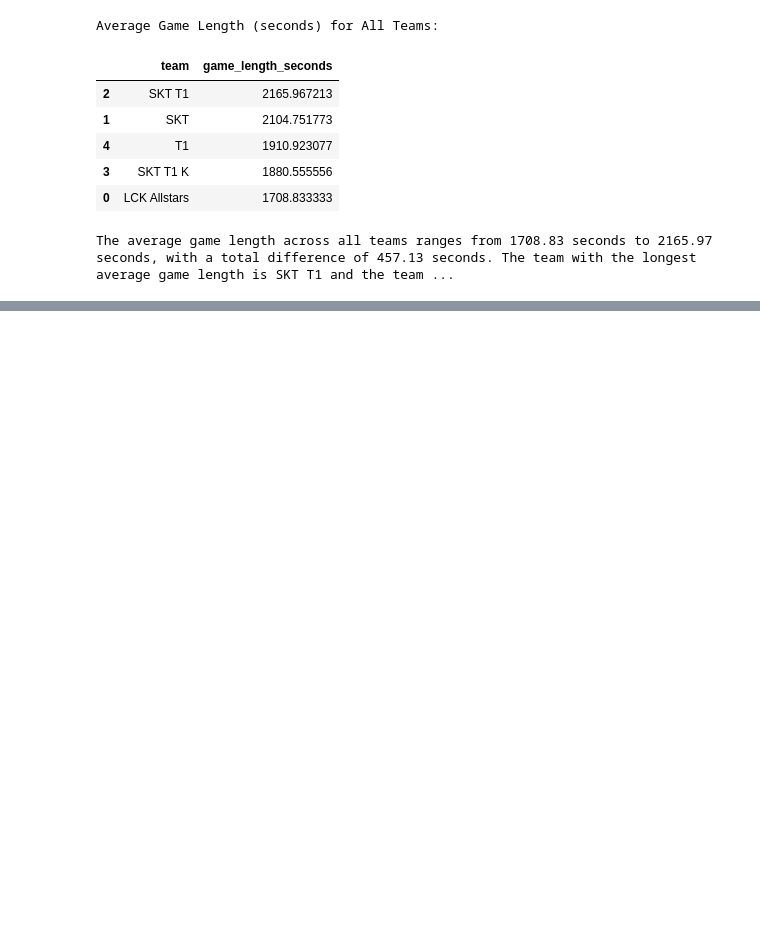
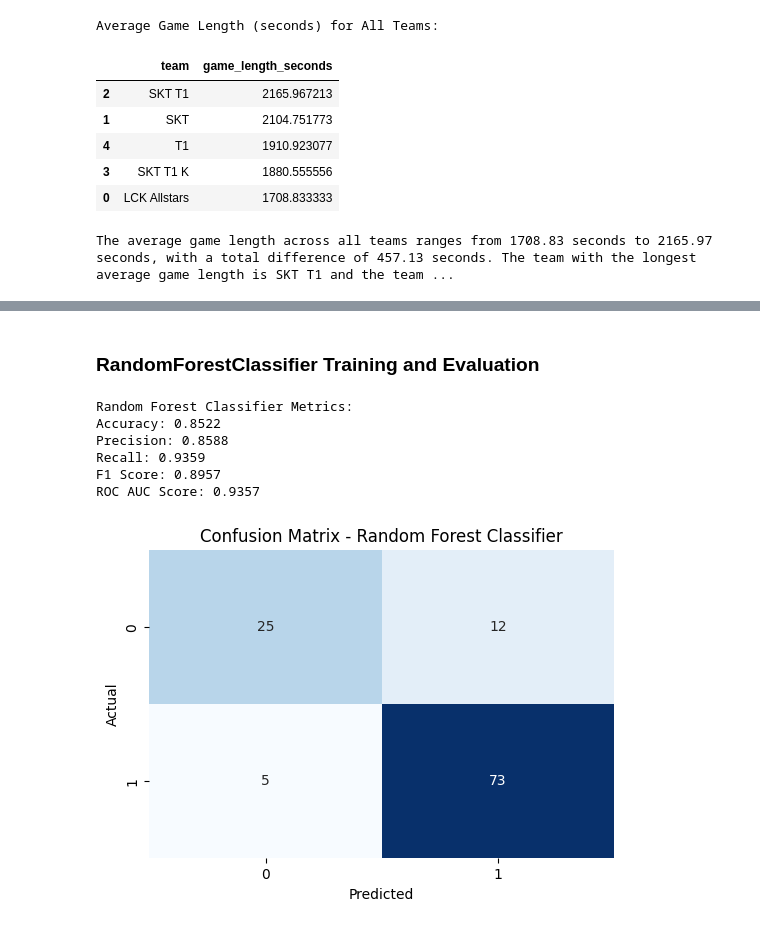
Before and after one commit to kxrrym03/Faker-LOL-Performance, a Jupyter notebook: Faker_LOL_Match_Statistics.ipynb, the cells around one changed output, grey strips where cells are left out. Saved outputs shown, nothing was run; the diff lists cells and outputs as text; code cells hidden in the pictures; blank space fills up the shorter version.

```diff
--- a/Faker_LOL_Match_Statistics.ipynb
+++ b/Faker_LOL_Match_Statistics.ipynb
@@ -488,0 +540,37 @@ The average game length across all teams ranges from 1708.83 seconds to 2165.97
+# %% [markdown]
+### RandomForestClassifier Training and Evaluation
+# %%
+# Initialize the RandomForestClassifier
+rf_model = RandomForestClassifier(random_state=42)
+
+# Train the model
+rf_model.fit(X_train, y_train)
+
+# Make predictions on the test set
+y_pred_rf = rf_model.predict(X_test)
+y_proba_rf = rf_model.predict_proba(X_test)[:, 1]
+
+# Evaluate the model
+print("Random Forest Classifier Metrics:")
+print(f"Accuracy: {accuracy_score(y_test, y_pred_rf):.4f}")
+print(f"Precision: {precision_score(y_test, y_pred_rf):.4f}")
+print(f"Recall: {recall_score(y_test, y_pred_rf):.4f}")
+print(f"F1 Score: {f1_score(y_test, y_pred_rf):.4f}")
+print(f"ROC AUC Score: {roc_auc_score(y_test, y_proba_rf):.4f}")
+
+# Display confusion matrix
+cm_rf = confusion_matrix(y_test, y_pred_rf)
+plt.figure(figsize=(6, 4))
+sns.heatmap(cm_rf, annot=True, fmt='d', cmap='Blues', cbar=False)
+plt.title('Confusion Matrix - Random Forest Classifier')
+plt.xlabel('Predicted')
+plt.ylabel('Actual')
+plt.show()
+# %% [output]
+Random Forest Classifier Metrics:
+Accuracy: 0.8522
+Precision: 0.8588
+Recall: 0.9359
+F1 Score: 0.8957
+ROC AUC Score: 0.9357
+[figure, added]
```
Also changed, not shown: parts of 4 cells of this notebook.
